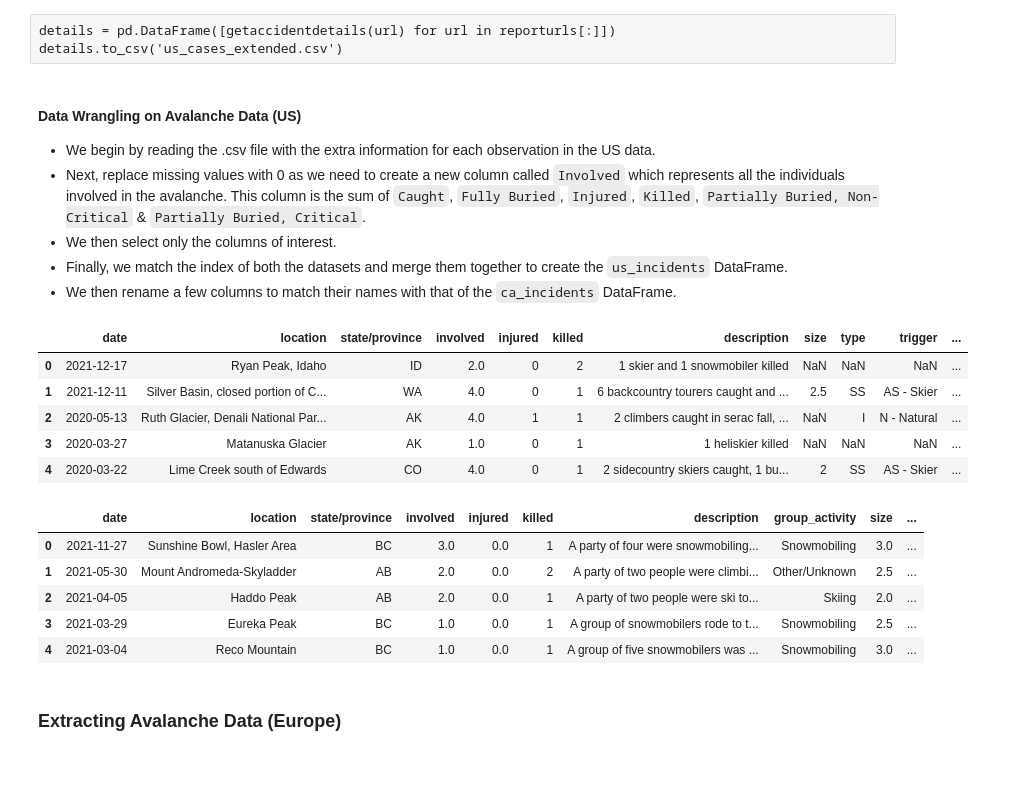
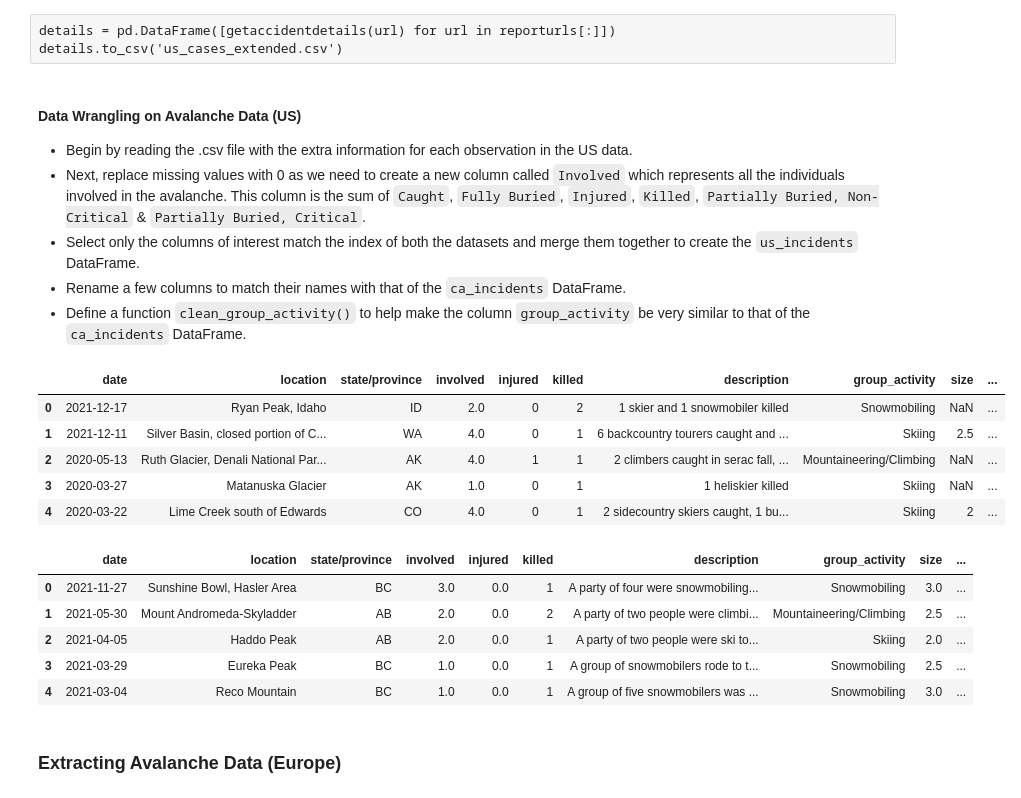
Before and after one commit to omertahi/avalanche_accidents, a Jupyter notebook: Project.ipynb, the cells around one changed output. Saved outputs shown, nothing was run; the diff lists cells and outputs as text; code cells hidden in the pictures; blank space fills up the shorter version.

Commit message:
Finished Scraping Data

```diff
--- a/Project.ipynb
+++ b/Project.ipynb
@@ -273,52 +272,75 @@ details.to_csv('us_cases_extended.csv')
 # %% [markdown]
 #### Data Wrangling on Avalanche Data (US)
 
-* We begin by reading the .csv file with the extra information for each observation in the US data.
+* Begin by reading the .csv file with the extra information for each observation in the US data.
 * Next, replace missing values with 0 as we need to create a new column called `Involved` which represents all the individuals involved in the avalanche. This column is the sum of `Caught`, `Fully Buried`, `Injured`, `Killed`, `Partially Buried, Non-Critical` & `Partially Buried, Critical`.
-* We then select only the columns of interest.
-* Finally, we match the index of both the datasets and merge them together to create the `us_incidents` DataFrame.
-* We then rename a few columns to match their names with that of the `ca_incidents` DataFrame.
+* Select only the columns of interest match the index of both the datasets and merge them together to create the `us_incidents` DataFrame.
+* Rename a few columns to match their names with that of the `ca_incidents` DataFrame.
+* Define a function `clean_group_activity()` to help make the column `group_activity` be very similar to that of the `ca_incidents` DataFrame.
 # %%
 # Only select the columns of interest
 us_cases_extended = (pd.read_csv('us_cases_extended.csv')
                      .fillna(0)
-                     .iloc[:,[8,9,10,11,12,13,14,15,18,19,20,21,22]]
+                     .iloc[:,[6,8,9,10,11,12,13,14,15,18,19,20,21,22]]
                      .assign(Involved = lambda x: x['Caught'] + x['Fully Buried']
                              + x['Injured'] + x['Killed'] + x['Partially Buried, Non-Critical']
                              + x['Partially Buried, Critical'])
-                     .iloc[:,[4,6,7,8,9,10,11,12,13]]
+                     .iloc[:,[0,5,7,8,9,10,11,12,13,14]]
                     )
-
 # Merge the two dataframes into one
 us_incidents = (us_data
                 .drop(50)
                 .reset_index()
                 .drop(columns = ['index'])
                 .merge(us_cases_extended, left_index=True, right_index=True)
                 .rename(columns={'State': 'state/province',
                                  'Slope Aspect': 'aspect',
                                  'Site Elevation': 'elevation',
-                                 'Size - Destructive Force': 'size'})
-                .iloc[:,[0,2,1,13,5,4,3,8,6,7,10,11,9,12]]
+                                 'Size - Destructive Force': 'size',
+                                 'Primary Travel Mode': 'group_activity'})
+                .iloc[:,[0,2,1,14,6,4,3,5,9,7,8,11,12,10,13]]
                 .replace('--', np.nan)
                )
 us_incidents.columns = us_incidents.columns.str.lower()
+
+def clean_group_activity(s):
+    """
+    This function is used to clean the group_activity column.
+    It takes a string as input and if similar to any of the specified
+    type activities, assigns the output accordingly.
+    """
+    if s == 'Snowmobile':
+        return "Snowmobiling"
+    elif s == 'Ski':
+        return "Skiing"
+    elif s == 'Foot':
+        return "Mountaineering/Climbing"
+    elif s == 'Snowboard':
+        return "Snowboarding"
+    elif s == 'Not Applicable':
+        return "Other/Unknown"
+    elif s == 'Sled, tube, or saucer':
+        return "Sledding"
+    else:
+        return "Other/Unknown"
+
+us_incidents['group_activity'] = us_incidents['group_activity'].apply(clean_group_activity)
 us_incidents['size'] = [re.sub("D", '', str(s)) if str(s)!='nan' else np.nan for s in us_incidents['size']]
 us_incidents['elevation'] = [re.sub("ft", '', str(s)) if str(s)!='nan' else np.nan for s in us_incidents['elevation']]
 
 with pd.option_context('display.max_rows', None, 'display.max_columns', None):
     display(us_incidents.head())
     display(ca_incidents.head())
 # %% [output]
-|  | date | location | state/province | involved | injured | killed | description | size | type | trigger | ... |
-| 0 | 2021-12-17 | Ryan Peak, Idaho | ID | 2.0 | 0 | 2 | 1 skier and 1 snowmobiler killed | NaN | NaN | NaN | ... |
-| 1 | 2021-12-11 | Silver Basin, closed portion of C... | WA | 4.0 | 0 | 1 | 6 backcountry tourers caught and ... | 2.5 | SS | AS - Skier | ... |
-| 2 | 2020-05-13 | Ruth Glacier, Denali National Par... | AK | 4.0 | 1 | 1 | 2 climbers caught in serac fall, ... | NaN | I | N - Natural | ... |
-| 3 | 2020-03-27 | Matanuska Glacier | AK | 1.0 | 0 | 1 | 1 heliskier killed | NaN | NaN | NaN | ... |
-| 4 | 2020-03-22 | Lime Creek south of Edwards | CO | 4.0 | 0 | 1 | 2 sidecountry skiers caught, 1 bu... | 2 | SS | AS - Skier | ... |
+|  | date | location | state/province | involved | injured | killed | description | group_activity | size | ... |
+| 0 | 2021-12-17 | Ryan Peak, Idaho | ID | 2.0 | 0 | 2 | 1 skier and 1 snowmobiler killed | Snowmobiling | NaN | ... |
+| 1 | 2021-12-11 | Silver Basin, closed portion of C... | WA | 4.0 | 0 | 1 | 6 backcountry tourers caught and ... | Skiing | 2.5 | ... |
+| 2 | 2020-05-13 | Ruth Glacier, Denali National Par... | AK | 4.0 | 1 | 1 | 2 climbers caught in serac fall, ... | Mountaineering/Climbing | NaN | ... |
+| 3 | 2020-03-27 | Matanuska Glacier | AK | 1.0 | 0 | 1 | 1 heliskier killed | Skiing | NaN | ... |
+| 4 | 2020-03-22 | Lime Creek south of Edwards | CO | 4.0 | 0 | 1 | 2 sidecountry skiers caught, 1 bu... | Skiing | 2 | ... |
 |  | date | location | state/province | involved | injured | killed | description | group_activity | size | ... |
 | 0 | 2021-11-27 | Sunshine Bowl, Hasler Area | BC | 3.0 | 0.0 | 1 | A party of four were snowmobiling... | Snowmobiling | 3.0 | ... |
-| 1 | 2021-05-30 | Mount Andromeda-Skyladder | AB | 2.0 | 0.0 | 2 | A party of two people were climbi... | Other/Unknown | 2.5 | ... |
+| 1 | 2021-05-30 | Mount Andromeda-Skyladder | AB | 2.0 | 0.0 | 2 | A party of two people were climbi... | Mountaineering/Climbing | 2.5 | ... |
 | 2 | 2021-04-05 | Haddo Peak | AB | 2.0 | 0.0 | 1 | A party of two people were ski to... | Skiing | 2.0 | ... |
 | 3 | 2021-03-29 | Eureka Peak | BC | 1.0 | 0.0 | 1 | A group of snowmobilers rode to t... | Snowmobiling | 2.5 | ... |
 | 4 | 2021-03-04 | Reco Mountain | BC | 1.0 | 0.0 | 1 | A group of five snowmobilers was ... | Snowmobiling | 3.0 | ... |
```
Also changed, not shown: parts of 7 cells of this notebook.
